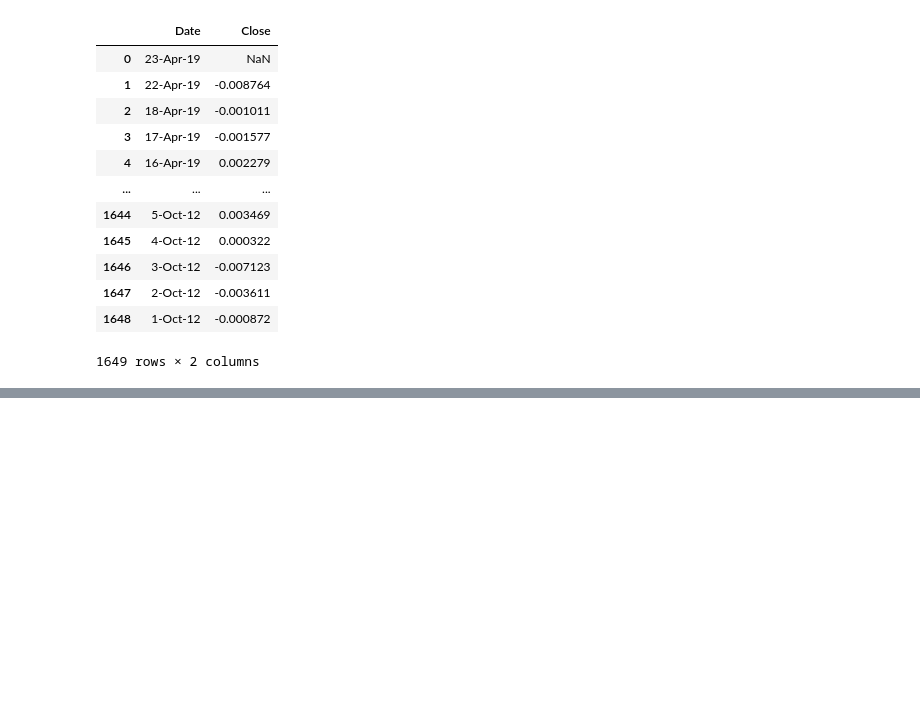
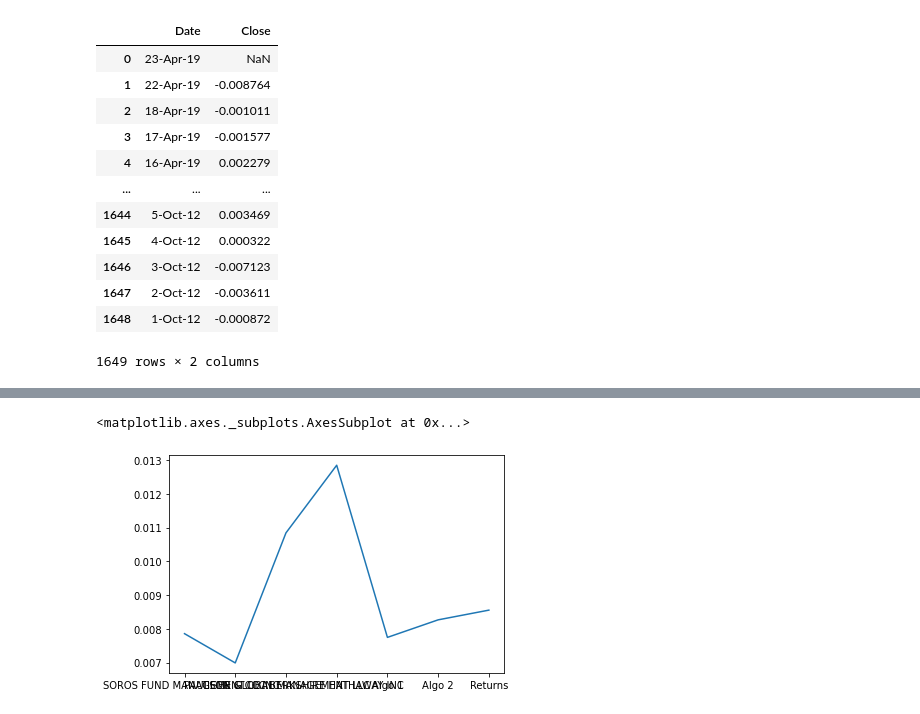
Before and after one commit to willudeh99/Python-wih-Pandas, a Jupyter notebook: Untitled.ipynb, the cells around one changed output, grey strips where cells are left out. Drawn from its saved outputs; the diff is of its cells as text; code cells hidden in the pictures; blank space fills up the shorter version.

```diff
--- a/Untitled.ipynb
+++ b/Untitled.ipynb
@@ -255,0 +292,5 @@ df.head(10)
+# %%
+df.std().plot()
+# %% [output]
+<matplotlib.axes._subplots.AxesSubplot at 0x...>
+[figure, added]
```
Also changed, not shown: parts of 7 cells of this notebook.
